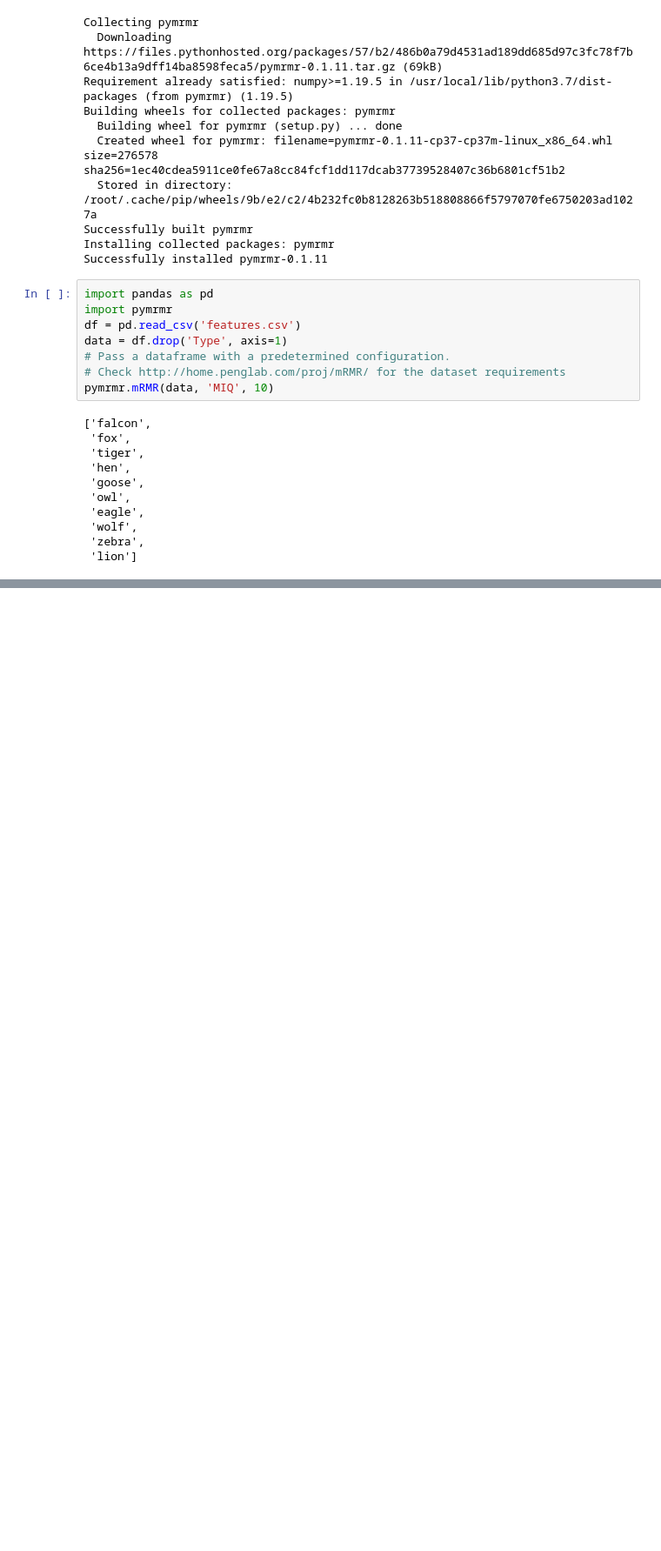
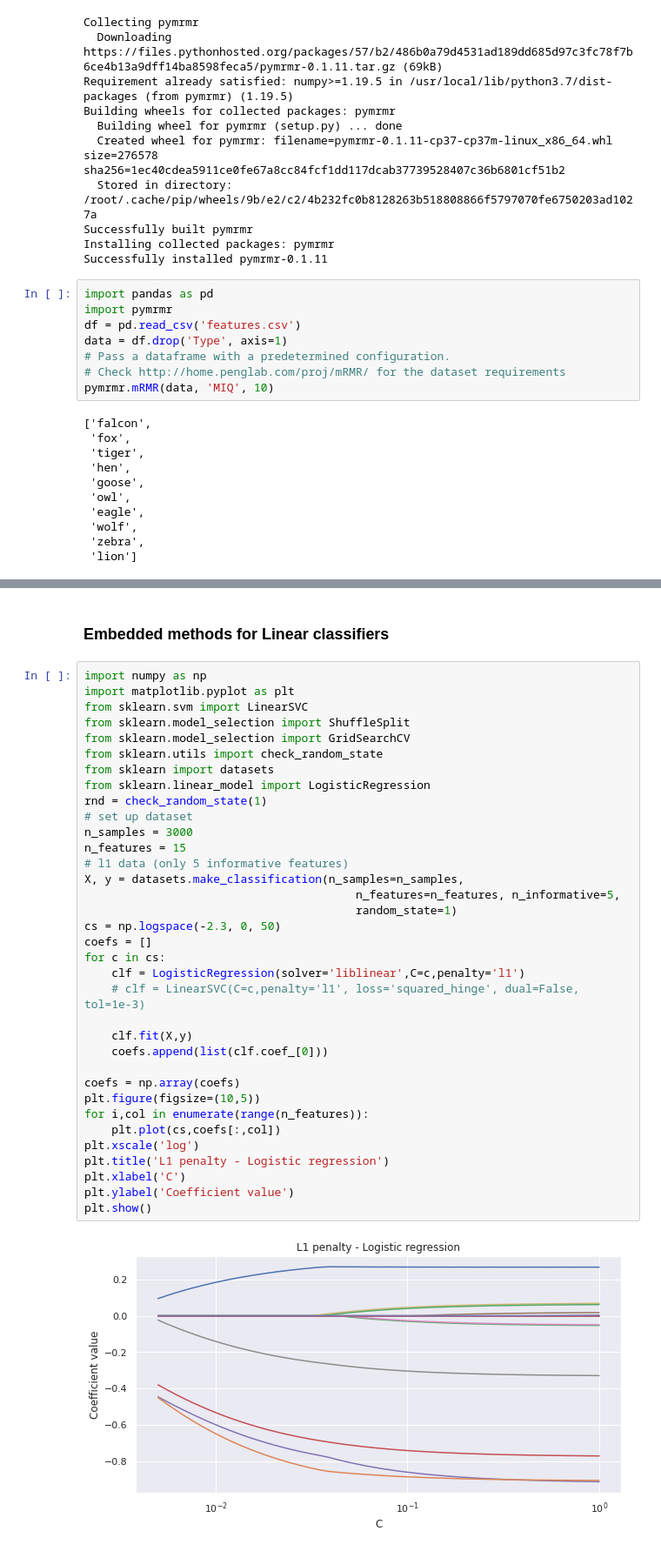
Before and after one commit to jumbokh/ML-Class, a Jupyter notebook: notebooks/PCA_ex.ipynb, the cells around one changed output, grey strips where cells are left out. Shown at 87% size. Drawn from its saved outputs; the diff is of its cells as text; blank space fills up the shorter version.

```diff
--- a/notebooks/PCA_ex.ipynb
+++ b/notebooks/PCA_ex.ipynb
@@ -183,0 +226,39 @@ pymrmr.mRMR(data, 'MIQ', 10)
+# %% [markdown]
+### Embedded methods for Linear classifiers
+# %%
+import numpy as np
+import matplotlib.pyplot as plt
+from sklearn.svm import LinearSVC
+from sklearn.model_selection import ShuffleSplit
+from sklearn.model_selection import GridSearchCV
+from sklearn.utils import check_random_state
+from sklearn import datasets
+from sklearn.linear_model import LogisticRegression
+rnd = check_random_state(1)
+# set up dataset
+n_samples = 3000
+n_features = 15
+# l1 data (only 5 informative features)
+X, y = datasets.make_classification(n_samples=n_samples,
+                                        n_features=n_features, n_informative=5,
+                                        random_state=1)
+cs = np.logspace(-2.3, 0, 50)
+coefs = []
+for c in cs:
+    clf = LogisticRegression(solver='liblinear',C=c,penalty='l1')
+    # clf = LinearSVC(C=c,penalty='l1', loss='squared_hinge', dual=False, tol=1e-3)
+
+    clf.fit(X,y)
+    coefs.append(list(clf.coef_[0]))
+
+coefs = np.array(coefs)
+plt.figure(figsize=(10,5))
+for i,col in enumerate(range(n_features)):
+    plt.plot(cs,coefs[:,col])
+plt.xscale('log')
+plt.title('L1 penalty - Logistic regression')
+plt.xlabel('C')
+plt.ylabel('Coefficient value')
+plt.show()
+# %% [output]
+[figure, added]
```
Also changed, not shown: parts of 7 cells of this notebook.
